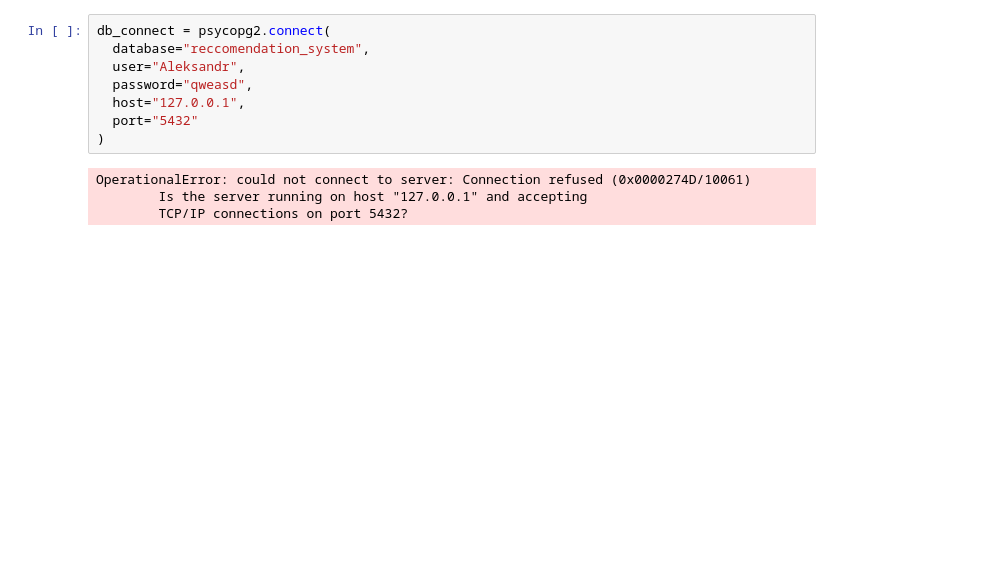
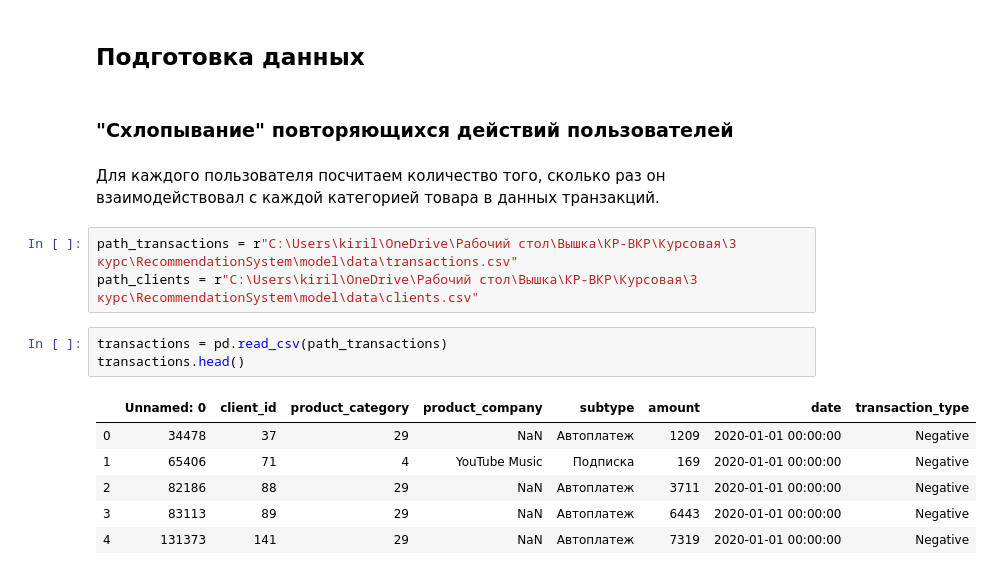
Before and after one commit to AleksandrRadist/RecommendationSystem, a Jupyter notebook: model/recommendation_model.ipynb, the cells around one changed output. Drawn from its saved outputs; the diff is of its cells as text; blank space fills up the shorter version.

Commit message:
data preparation stage

```diff
--- a/model/recommendation_model.ipynb
+++ b/model/recommendation_model.ipynb
@@ -5,12 +8,19 @@ import psycopg2
-# %%
-db_connect = psycopg2.connect(
-  database="reccomendation_system",
-  user="Aleksandr",
-  password="qweasd",
-  host="127.0.0.1",
-  port="5432"
-)
-# %% [output]
-OperationalError: could not connect to server: Connection refused (0x0000274D/10061)
-        Is the server running on host "127.0.0.1" and accepting
-        TCP/IP connections on port 5432?
+# %% [markdown]
+## Подготовка данных
+# %% [markdown]
+### "Схлопывание" повторяющихся действий пользователей
+# %% [markdown]
+Для каждого пользователя посчитаем количество того, сколько раз он взаимодействовал с каждой категорией товара в данных транзакций.
+# %%
+path_transactions = r"C:\Users\kiril\OneDrive\Рабочий стол\Вышка\КР-ВКР\Курсовая\3 курс\RecommendationSystem\model\data\transactions.csv"
+path_clients = r"C:\Users\kiril\OneDrive\Рабочий стол\Вышка\КР-ВКР\Курсовая\3 курс\RecommendationSystem\model\data\clients.csv"
+# %%
+transactions = pd.read_csv(path_transactions)
+transactions.head()
+# %% [output]
+|  | Unnamed: 0 | client_id | product_category | product_company | subtype | amount | date | transaction_type |
+| 0 | 34478 | 37 | 29 | NaN | Автоплатеж | 1209 | 2020-01-01 00:00:00 | Negative |
+| 1 | 65406 | 71 | 4 | YouTube Music | Подписка | 169 | 2020-01-01 00:00:00 | Negative |
+| 2 | 82186 | 88 | 29 | NaN | Автоплатеж | 3711 | 2020-01-01 00:00:00 | Negative |
+| 3 | 83113 | 89 | 29 | NaN | Автоплатеж | 6443 | 2020-01-01 00:00:00 | Negative |
+| 4 | 131373 | 141 | 29 | NaN | Автоплатеж | 7319 | 2020-01-01 00:00:00 | Negative |
```
Also changed, not shown: parts of 33 cells of this notebook.
